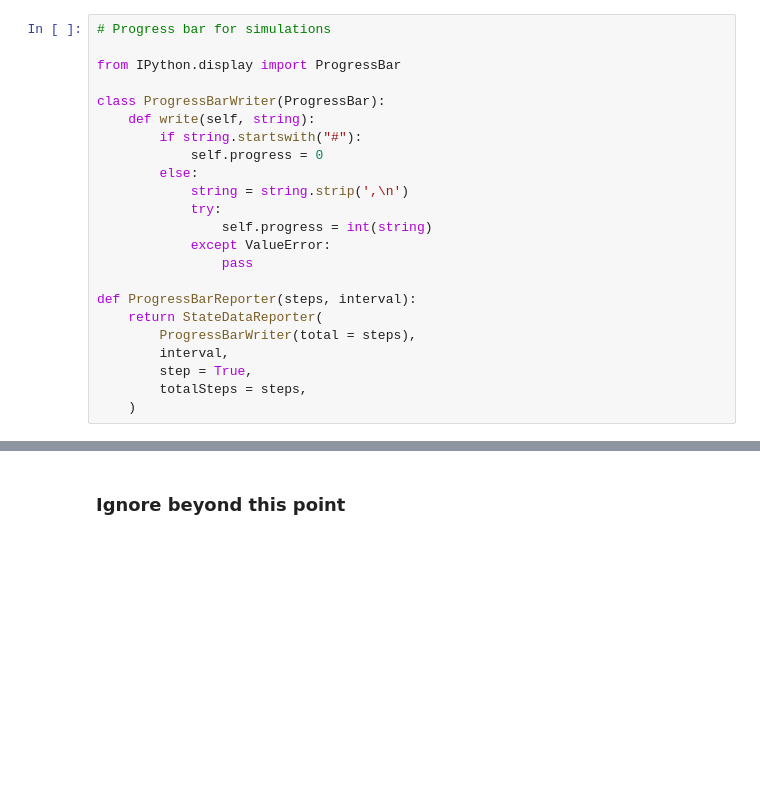
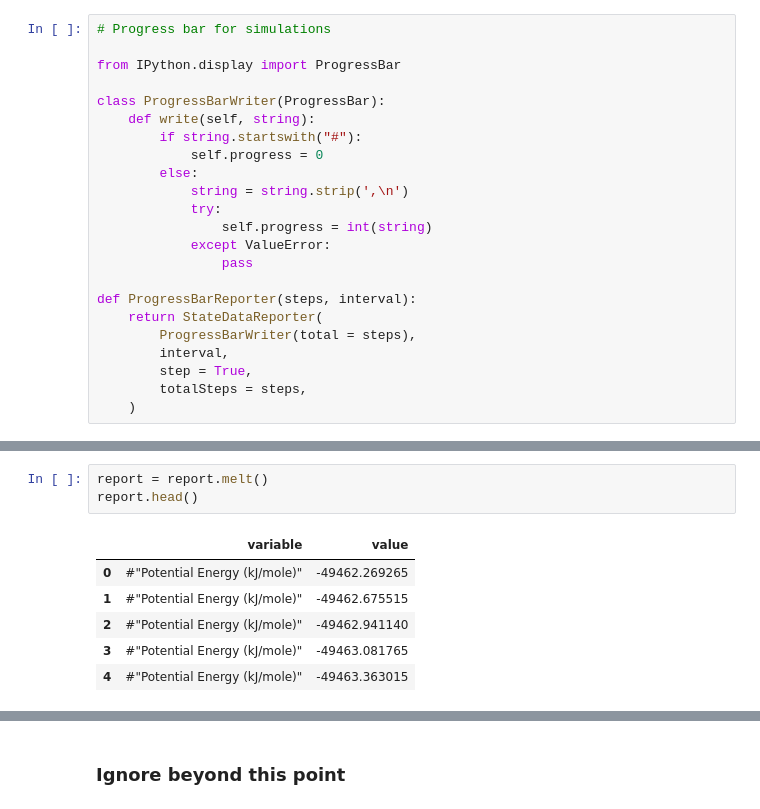
Before and after one commit to meyresearch/ANI-Peptides, a Jupyter notebook: demos/AMBER_equilibration.ipynb, the cells around one changed output, grey strips where cells are left out. Cells and saved outputs as stored; diff of their text form; blank space fills up the shorter version.

```diff
--- a/demos/AMBER_equilibration.ipynb
+++ b/demos/AMBER_equilibration.ipynb
@@ -252,0 +203,10 @@ Done
+# %%
+report = report.melt()
+report.head()
+# %% [output]
+|  | variable | value |
+| 0 | #"Potential Energy (kJ/mole)" | -49462.269265 |
+| 1 | #"Potential Energy (kJ/mole)" | -49462.675515 |
+| 2 | #"Potential Energy (kJ/mole)" | -49462.941140 |
+| 3 | #"Potential Energy (kJ/mole)" | -49463.081765 |
+| 4 | #"Potential Energy (kJ/mole)" | -49463.363015 |
```
Also changed, not shown: parts of 11 cells of this notebook, 1 other file.
